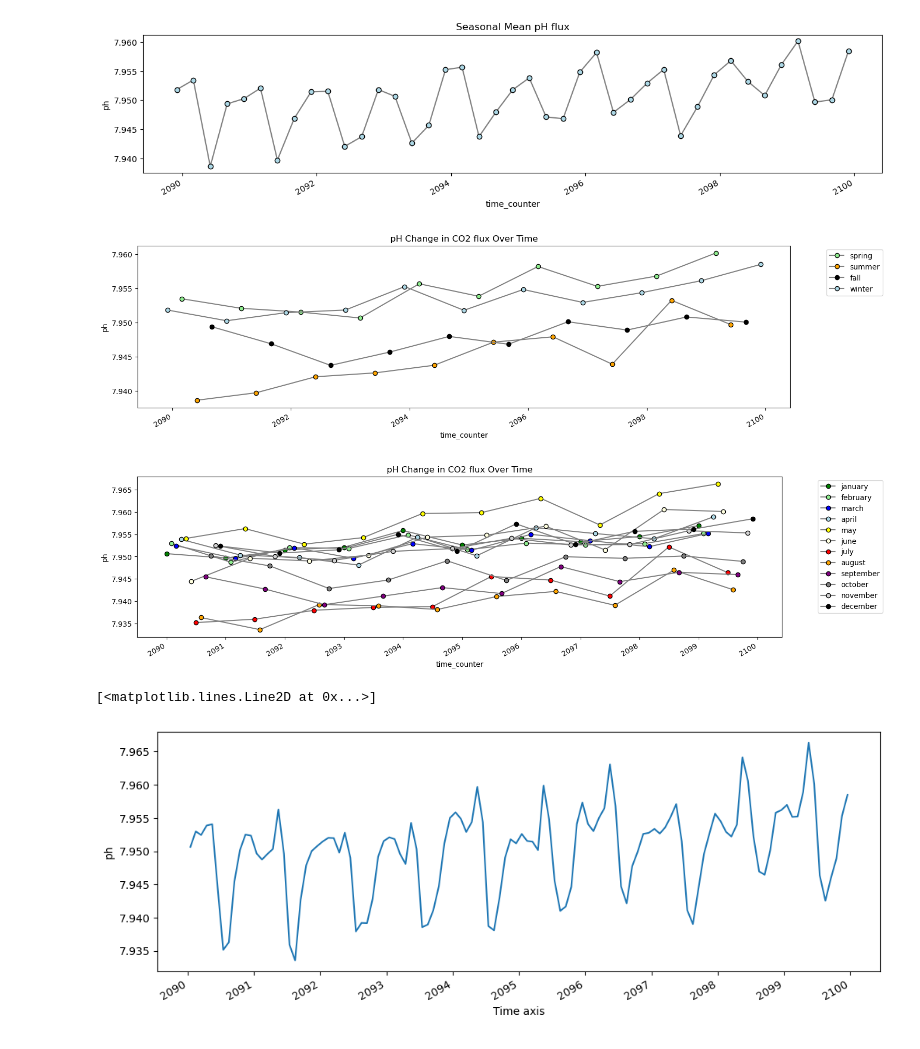
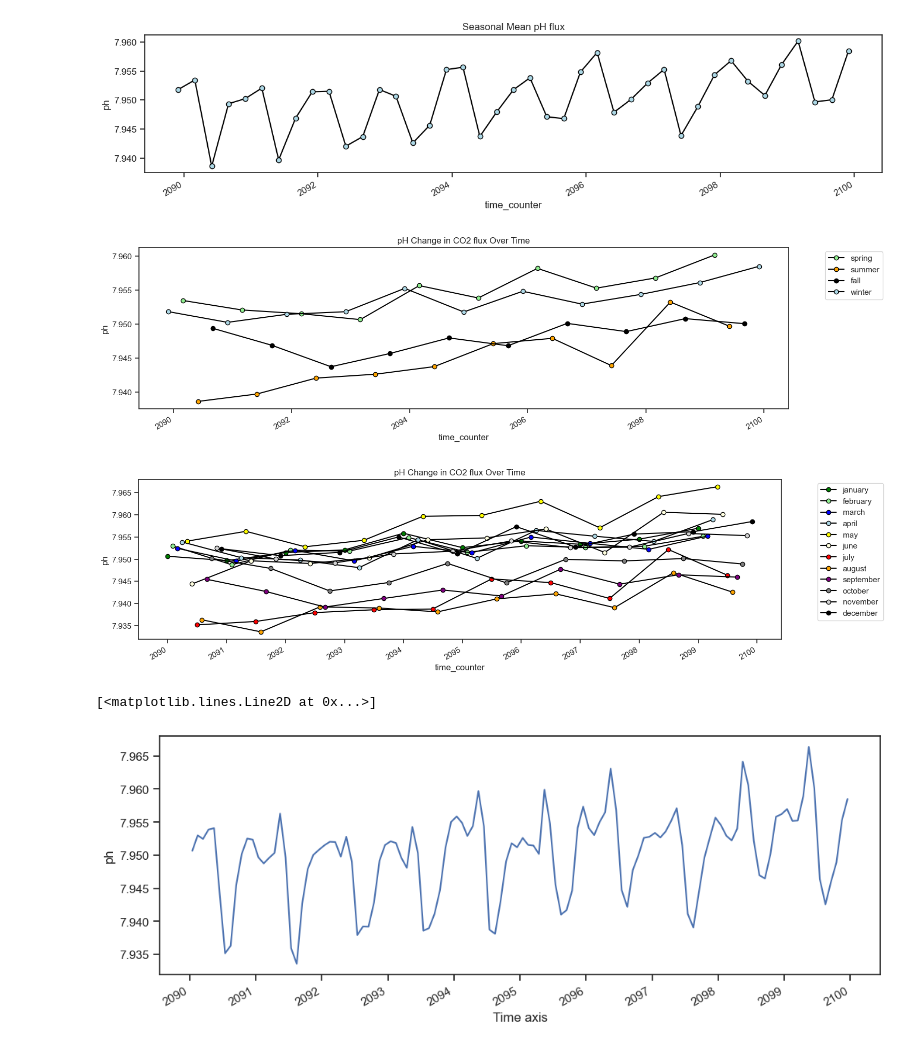
Before and after one commit to chiaraciscato/MScThesis, a Jupyter notebook: pH_baseline.ipynb, the cells around one changed output. Drawn from its saved outputs; the diff is of its cells as text; code cells hidden in the pictures.

```diff
--- a/pH_baseline.ipynb
+++ b/pH_baseline.ipynb
@@ -23,5 +16,8 @@ for file_name in glob.glob("/Users/chiaraciscato/Desktop/geomar/FOCI data/data_t
+# %%
+sns.set(font_scale=1)
+sns.set_style("ticks")
 # %%
-ds = xr.open_mfdataset('/Users/chiaraciscato/Desktop/geomar/FOCI data/data_transfer/ph_co2flx_base/*.nc')
+ds = xr.open_mfdataset('/Users/chiaraciscato/Desktop/geomar/FOCI data/data_transfer/ph_base/*.nc')
 # %%
 lats = ds.variables['nav_lat'][:]
 lons = ds.variables['nav_lon'][:]
@@ -158,13 +123,13 @@ ph_seasonal_mean = ph_season_mean_all_years.groupby('time_counter').mean(["y", "
 # %%
 f, ax = plt.subplots(figsize=(16, 3))
 ph_seasonal_mean.plot(marker="o",
-                        color="grey",
+                        color="black",
                         markerfacecolor="lightblue",
                         markeredgecolor="black")
 ax.set(title="Seasonal Mean pH flux")
 plt.show()
 # %% [output]
-[figure, old version]
+[figure, new version]
 # %%
 colors = {3: "lightgreen", 6: "orange", 9: "black", 12: "lightblue"}
 seasons = {3: "spring", 6: "summer", 9: "fall", 12: "winter"}
@@ -172,7 +137,7 @@ seasons = {3: "spring", 6: "summer", 9: "fall", 12: "winter"}
 f, ax = plt.subplots(figsize=(16, 4))
 for month, arr in ph_seasonal_mean.groupby('time_counter.month'):
     arr.plot(ax=ax,
-             color="grey",
+             color="black",
              marker="o",
              markerfacecolor=colors[month],
              markeredgecolor='black',
@@ -182,7 +147,7 @@ ax.legend(bbox_to_anchor=(1.05, 1), loc='upper left')
 ax.set(title = "pH Change in CO2 flux Over Time")
 plt.show()
 # %% [output]
-[figure, old version]
+[figure, new version]
 # %%
 ph_months_summary = ph_flux.groupby('time_counter.month').mean('time_counter', skipna=True)
 ph_months_mean_all_years = ph_flux.resample(time_counter='MS', keep_attrs=True).mean()
@@ -190,28 +155,28 @@ ph_monthly_mean = ph_months_mean_all_years.groupby('time_counter').mean(["y", "x
 # %%
 colors = {1: "green", 2: "lightgreen", 3: "blue", 4: "lightblue", 5: "yellow", 6: "lightyellow", 7: "red", 8: "orange", 9: "purple", 10: "grey", 11: "lightgrey", 12: "black"}
 months = {1: "january", 2: "february", 3: "march", 4: "april", 5: "may", 6: "june", 7: "july", 8: "august", 9: "september", 10: "october", 11: "november", 12: "december"}
 
 f, ax = plt.subplots(figsize=(16, 4))
 for month, arr in ph_monthly_mean.groupby('time_counter.month'):
     arr.plot(ax=ax,
-             color="grey",
+             color="black",
              marker="o",
              markerfacecolor=colors[month],
              markeredgecolor='black',
              label=months[month])
 
 ax.legend(bbox_to_anchor=(1.05, 1), loc='upper left')
 ax.set(title = "pH Change in CO2 flux Over Time")
 plt.show()
 # %% [output]
-[figure, old version]
+[figure, new version]
 # %%
 sliced_frame = sliced_data.sel(time_counter=slice('2090', '2100'))
 # %%
 sliced_frame.ph.mean(dim=('y', 'x')).plot(figsize= (12, 4))
 # %% [output]
 [<matplotlib.lines.Line2D at 0x...>]
-[figure, old version]
+[figure, new version]
 # %%
 # regional from 2090 to 2100
 
```
Also changed, not shown: parts of 16 cells of this notebook, 10 other files.
